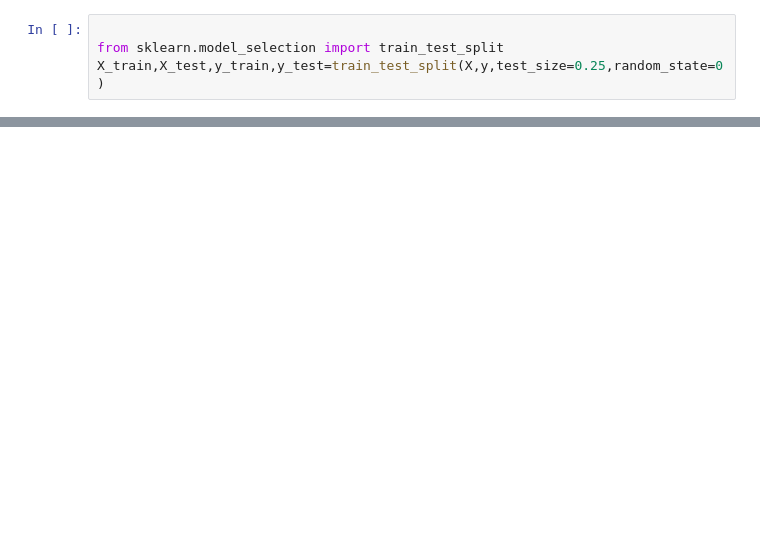
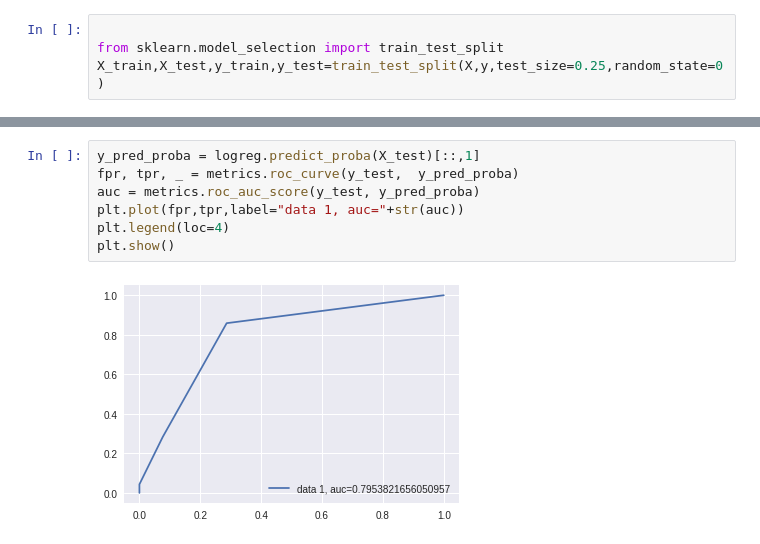
Before and after one commit to MehdiSamadieh/Import-and-export-in-python, a Jupyter notebook: LogesticRegression.ipynb, the cells around one changed output, grey strips where cells are left out. Drawn from its saved outputs; the diff is of its cells as text; blank space fills up the shorter version.

```diff
--- a/LogesticRegression.ipynb
+++ b/LogesticRegression.ipynb
@@ -110,0 +146,9 @@ ValueError: ignored
+# %%
+y_pred_proba = logreg.predict_proba(X_test)[::,1]
+fpr, tpr, _ = metrics.roc_curve(y_test,  y_pred_proba)
+auc = metrics.roc_auc_score(y_test, y_pred_proba)
+plt.plot(fpr,tpr,label="data 1, auc="+str(auc))
+plt.legend(loc=4)
+plt.show()
+# %% [output]
+[figure, added]
```
Also changed, not shown: parts of 7 cells of this notebook.
